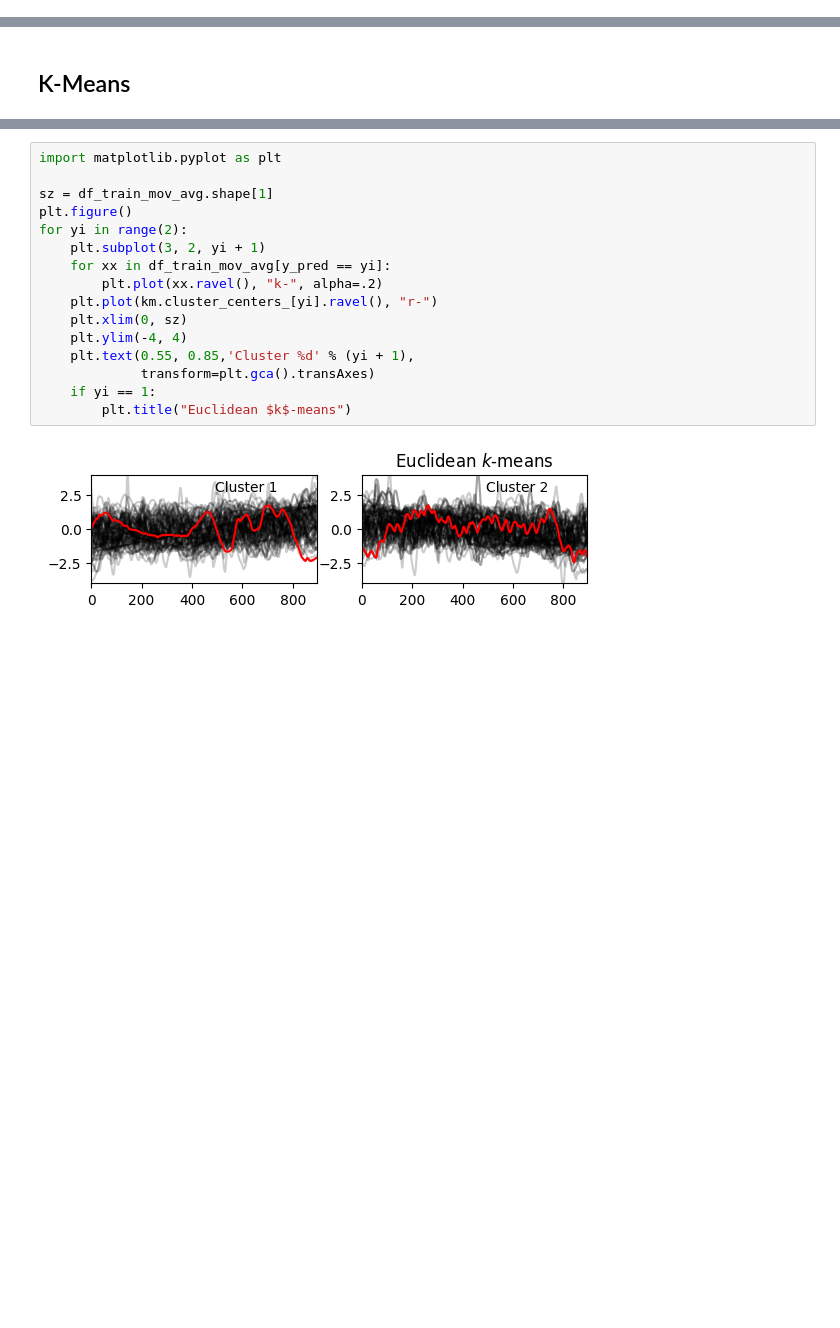
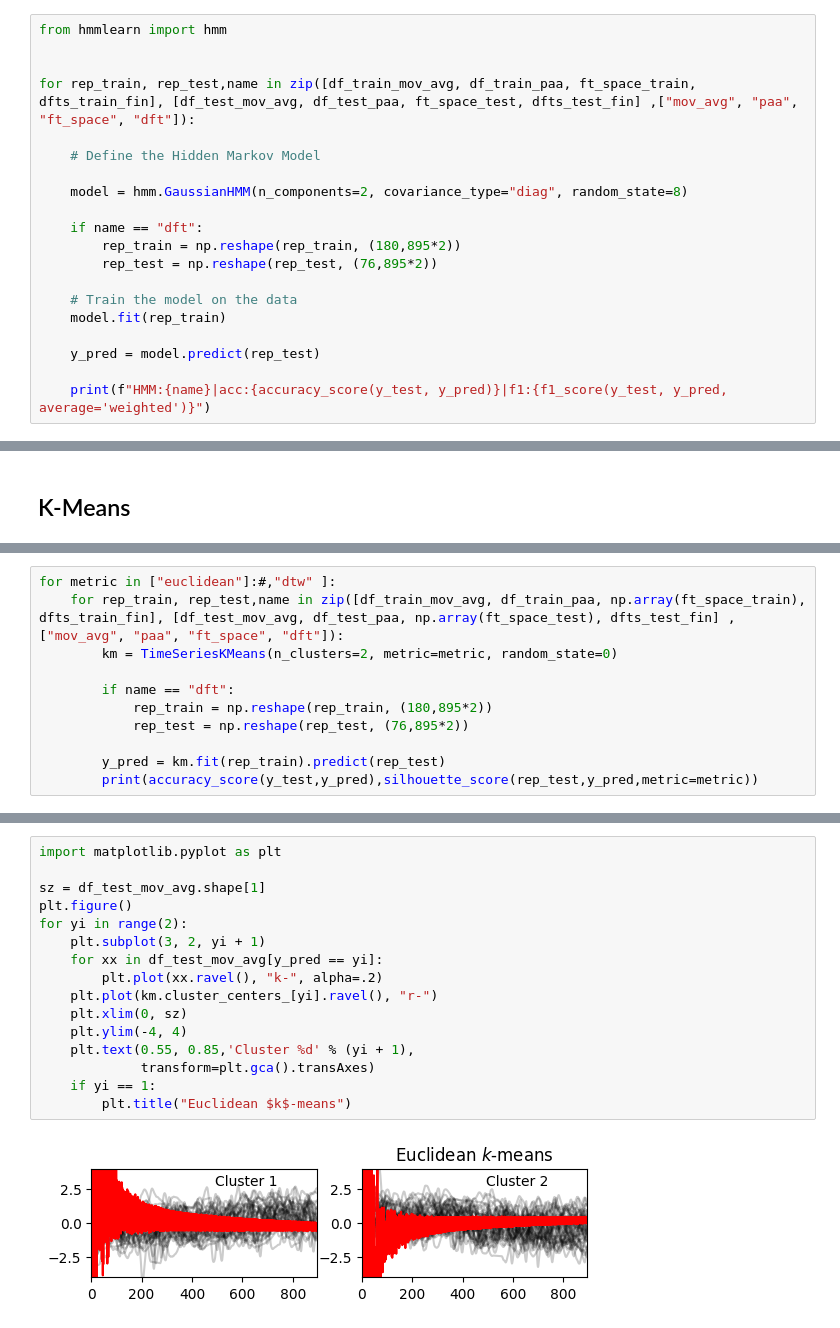
Before and after one commit to eduardotanqueiro/Project2-AAA, a Jupyter notebook: src/AAA2324_P2_62515_62928.ipynb, the cells around one changed output, grey strips where cells are left out. Saved outputs shown, nothing was run; the diff lists cells and outputs as text; blank space fills up the shorter version.

```diff
--- a/src/AAA2324_P2_62515_62928.ipynb
+++ b/src/AAA2324_P2_62515_62928.ipynb
@@ -366,0 +371,20 @@ LRC|dft|acc:0.5921052631578947|f1:0.5945980719215535
+# %%
+from hmmlearn import hmm
+
+
+for rep_train, rep_test,name in zip([df_train_mov_avg, df_train_paa, ft_space_train, dfts_train_fin], [df_test_mov_avg, df_test_paa, ft_space_test, dfts_test_fin] ,["mov_avg", "paa", "ft_space", "dft"]):
+
+    # Define the Hidden Markov Model
+
+    model = hmm.GaussianHMM(n_components=2, covariance_type="diag", random_state=8)
+
+    if name == "dft":
+        rep_train = np.reshape(rep_train, (180,895*2))
+        rep_test = np.reshape(rep_test, (76,895*2))
+
+    # Train the model on the data
+    model.fit(rep_train)
+
+    y_pred = model.predict(rep_test)
+
+    print(f"HMM:{name}|acc:{accuracy_score(y_test, y_pred)}|f1:{f1_score(y_test, y_pred, average='weighted')}")
@@ -391,3 +419,14 @@ for metric in ["euclidean","dtw" ]:
 0.17161459061788706
 0.5461129889991868
 0.1523812402989934
+# %%
+for metric in ["euclidean"]:#,"dtw" ]:
+    for rep_train, rep_test,name in zip([df_train_mov_avg, df_train_paa, np.array(ft_space_train), dfts_train_fin], [df_test_mov_avg, df_test_paa, np.array(ft_space_test), dfts_test_fin] ,["mov_avg", "paa", "ft_space", "dft"]):
+        km = TimeSeriesKMeans(n_clusters=2, metric=metric, random_state=0)
+
+        if name == "dft":
+            rep_train = np.reshape(rep_train, (180,895*2))
+            rep_test = np.reshape(rep_test, (76,895*2))
+
+        y_pred = km.fit(rep_train).predict(rep_test)
+        print(accuracy_score(y_test,y_pred),silhouette_score(rep_test,y_pred,metric=metric))
@@ -394,18 +438,18 @@ for metric in ["euclidean","dtw" ]:
 # %%
 import matplotlib.pyplot as plt
 
-sz = df_train_mov_avg.shape[1]
+sz = df_test_mov_avg.shape[1]
 plt.figure()
 for yi in range(2):
     plt.subplot(3, 2, yi + 1)
-    for xx in df_train_mov_avg[y_pred == yi]:
+    for xx in df_test_mov_avg[y_pred == yi]:
         plt.plot(xx.ravel(), "k-", alpha=.2)
     plt.plot(km.cluster_centers_[yi].ravel(), "r-")
     plt.xlim(0, sz)
     plt.ylim(-4, 4)
     plt.text(0.55, 0.85,'Cluster %d' % (yi + 1),
              transform=plt.gca().transAxes)
     if yi == 1:
         plt.title("Euclidean $k$-means")
 # %% [output]
-[figure, old version]
+[figure, new version]
```
Also changed, not shown: parts of 5 cells of this notebook.
